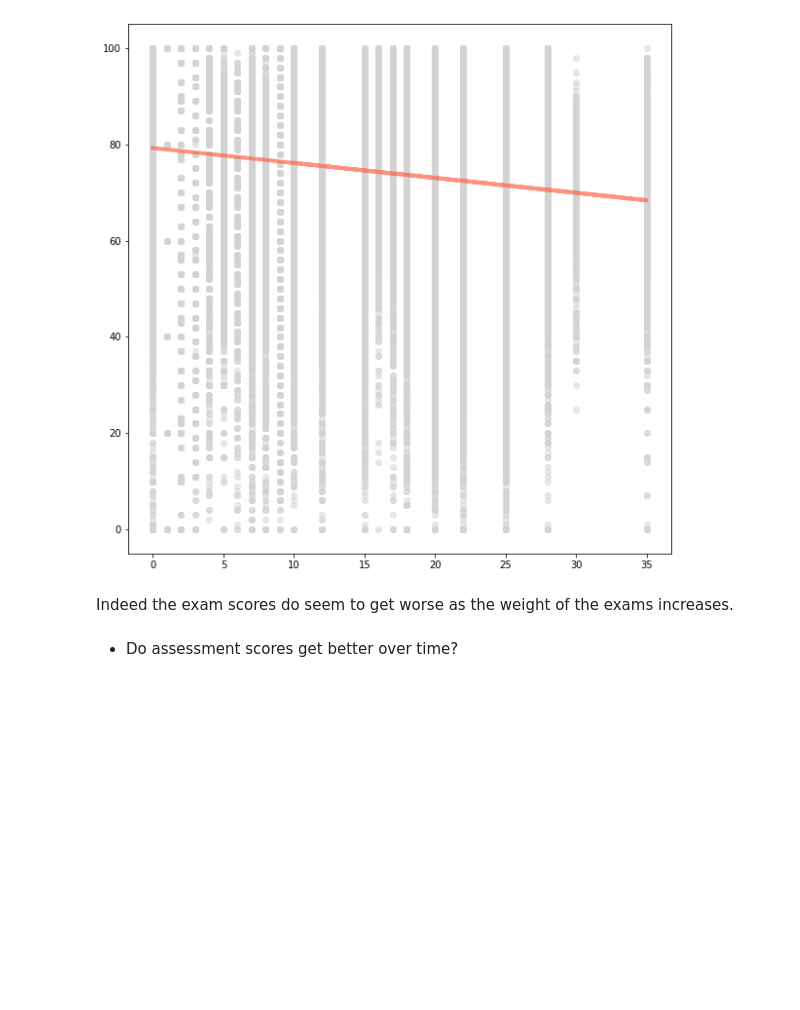
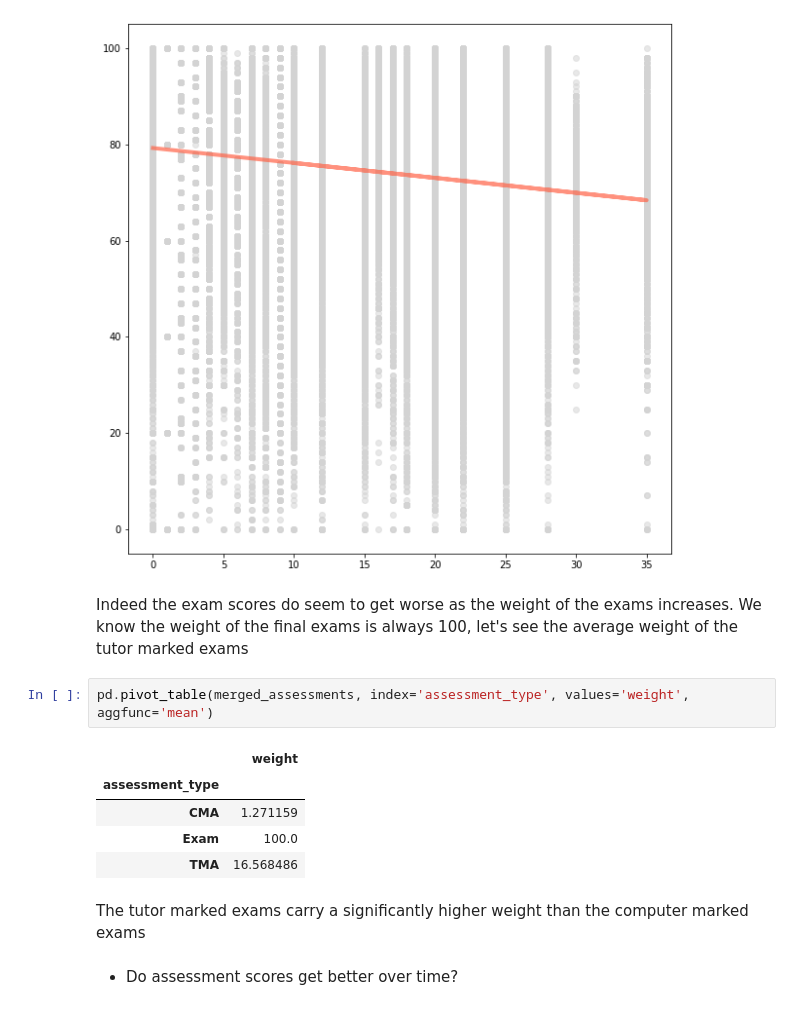
Before and after one commit to freyjagarner/Student-Data-Analysis, a Jupyter notebook: Capstone/Analysis.ipynb, the cells around one changed output. Drawn from its saved outputs; the diff is of its cells as text; blank space fills up the shorter version.

```diff
--- a/Capstone/Analysis.ipynb
+++ b/Capstone/Analysis.ipynb
@@ -322,7 +382,17 @@ plt.plot(x, m*x + b, color='tomato', lw=4, alpha=.7)
 [<matplotlib.lines.Line2D at 0x...>]
 [figure]
 # %% [markdown]
-Indeed the exam scores do seem to get worse as the weight of the exams increases.
+Indeed the exam scores do seem to get worse as the weight of the exams increases. We know the weight of the final exams is always 100, let's see the average weight of the tutor marked exams
+# %%
+pd.pivot_table(merged_assessments, index='assessment_type', values='weight', aggfunc='mean')
+# %% [output]
+|  | weight |
+| assessment_type |  |
+| CMA | 1.271159 |
+| Exam | 100.0 |
+| TMA | 16.568486 |
+# %% [markdown]
+The tutor marked exams carry a significantly higher weight than the computer marked exams
 # %% [markdown]
 * Do assessment scores get better over time?
 # %%
```
Also changed, not shown: parts of 54 cells of this notebook.
